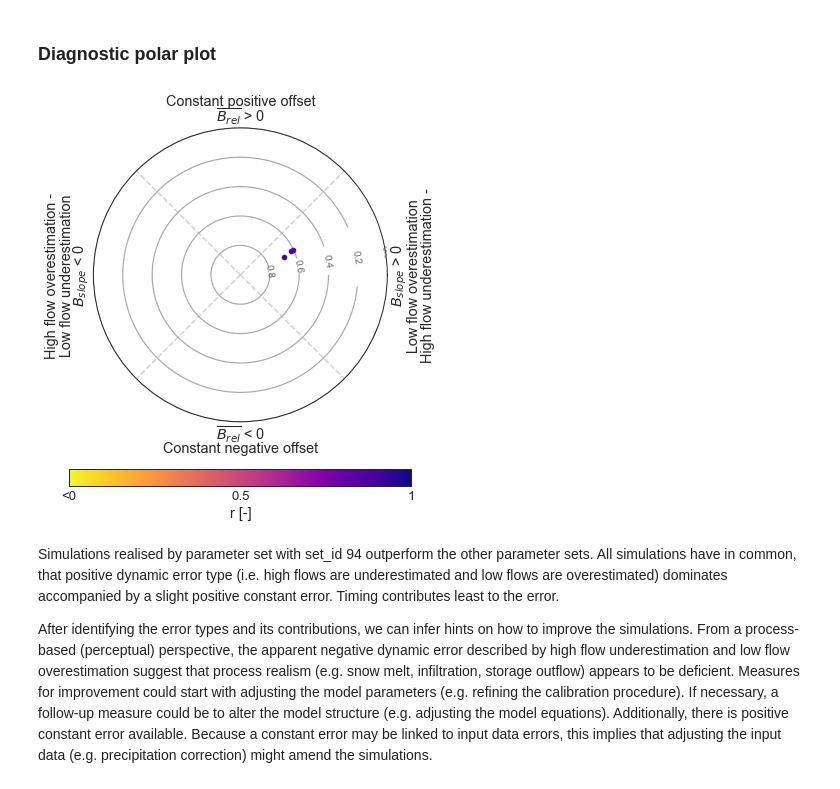
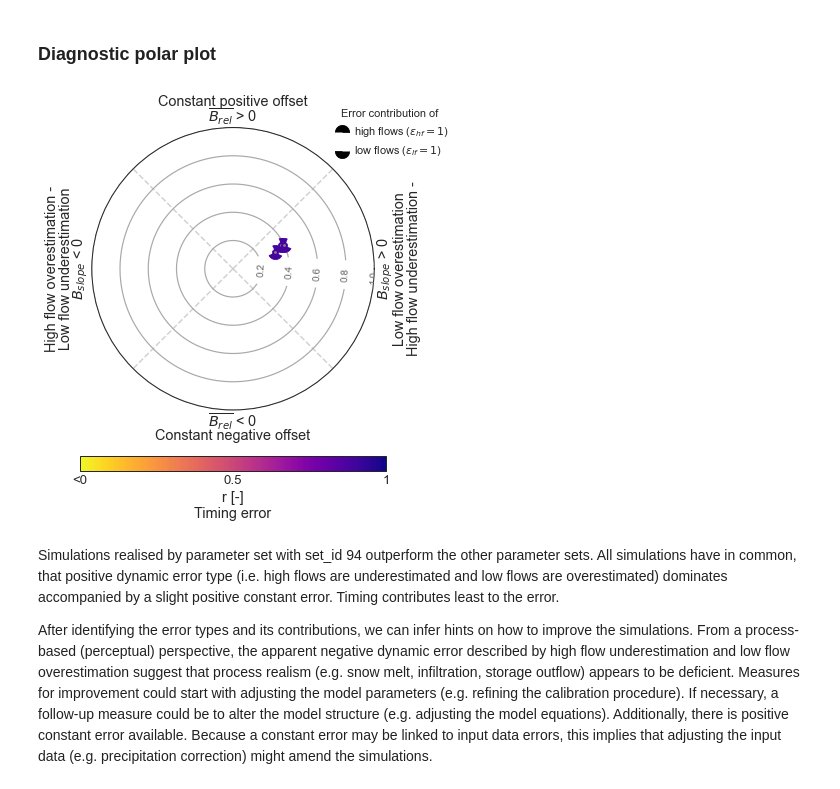
Before and after one commit to Hydrology-IFH/diag-eff, a Jupyter notebook: docs/tutorials/02_modelling_example.ipynb, the cells around one changed output. Cells and saved outputs as stored; diff of their text form; code cells hidden in the pictures.

```diff
--- a/docs/tutorials/02_modelling_example.ipynb
+++ b/docs/tutorials/02_modelling_example.ipynb
@@ -21,9 +25,9 @@ warnings.filterwarnings('ignore')
 # %% [markdown]
 In order to demonstrate the applicability, we use simulated streamflow time series which have been derived from Addor et al. (2017). Streamflow time series have been simulated by the coupled Snow-17 and SAC-SMA system for the Minam catchment (gauge_id: 13331500; gauge_name: Minam 160 River near Minam, OR, U.S.). For more details about the modelling procedure we refer to section 3.1 in Newman et al. (2015). In the following, we show the results of the diagnostic evaluation for three model runs with different parameter sets. Simulations were generated with the same input data.
 # %%
-path_cam1 = Path('examples/13331500_05_model_output.txt')
-path_cam2 = Path('examples/13331500_48_model_output.txt')
-path_cam3 = Path('examples/13331500_94_model_output.txt')
+path_cam1 = PATH / 'examples' / '13331500_05_model_output.txt'
+path_cam2 = PATH / 'examples' / '13331500_48_model_output.txt'
+path_cam3 = PATH / 'examples' / '13331500_94_model_output.txt'
 df_cam1 = util.import_camels_obs_sim(path_cam1)
 df_cam2 = util.import_camels_obs_sim(path_cam2)
 df_cam3 = util.import_camels_obs_sim(path_cam3)
@@ -92,7 +96,7 @@ Text(0.95, 0.95, '(f; set_id: 94)')
 # create dataframe for comparison of DE, KGE and NSE
 idx = ['05', '48', '94']
 cols = ['brel_mean', 'b_area', 'temp_cor', 'de', 'b_dir', 'b_slope',
-        'phi', 'beta', 'alpha', 'kge', 'nse']
+        'phi', 'b_hf', 'b_lf', 'b_tot', 'err_hf', 'err_lf', 'beta', 'alpha', 'kge', 'nse']
 df_eff_cam = pd.DataFrame(index=idx, columns=cols, dtype=np.float64)
 # %% [markdown]
 #### Calculation of DE, KGE and NSE
@@ -212,17 +270,23 @@ df_eff_cam.iloc[2, 10] = nse.calc_nse(obs_arr, sim_arr)
 # %%
 brel_mean_arr = df_eff_cam['brel_mean'].values
 b_area_arr = df_eff_cam['b_area'].values
 temp_cor_arr = df_eff_cam['temp_cor'].values
 b_dir_arr = df_eff_cam['b_dir'].values
 de_arr = df_eff_cam['de'].values
 phi_arr = df_eff_cam['phi'].values
 b_slope_arr = df_eff_cam['b_slope'].values
+b_hf_arr = df_eff_cam["b_hf"].values
+b_lf_arr = df_eff_cam["b_lf"].values
+b_tot_arr = df_eff_cam["b_tot"].values
+err_hf_arr = df_eff_cam["err_hf"].values
+err_lf_arr = df_eff_cam["err_lf"].values
 
-fig_de = de.diag_polar_plot_multi(brel_mean_arr, b_area_arr,
+fig_de = de.diag_polar_plot_multi(brel_mean_arr,
                                   temp_cor_arr, de_arr, b_dir_arr,
-                                  phi_arr)
+                                  phi_arr, b_hf_arr, b_lf_arr, b_tot_arr,
+                                  err_hf_arr, err_lf_arr)
 # %% [output]
-[figure, old version]
+[figure, new version]
 # %% [markdown]
 Simulations realised by parameter set with set_id 94 outperform the other parameter sets. All simulations have in common, that positive dynamic error type (i.e. high flows are underestimated and low flows are overestimated) dominates accompanied by a slight positive constant error. Timing contributes least to the error.
 
```
Also changed, not shown: parts of 2 cells of this notebook, 6 other files.
